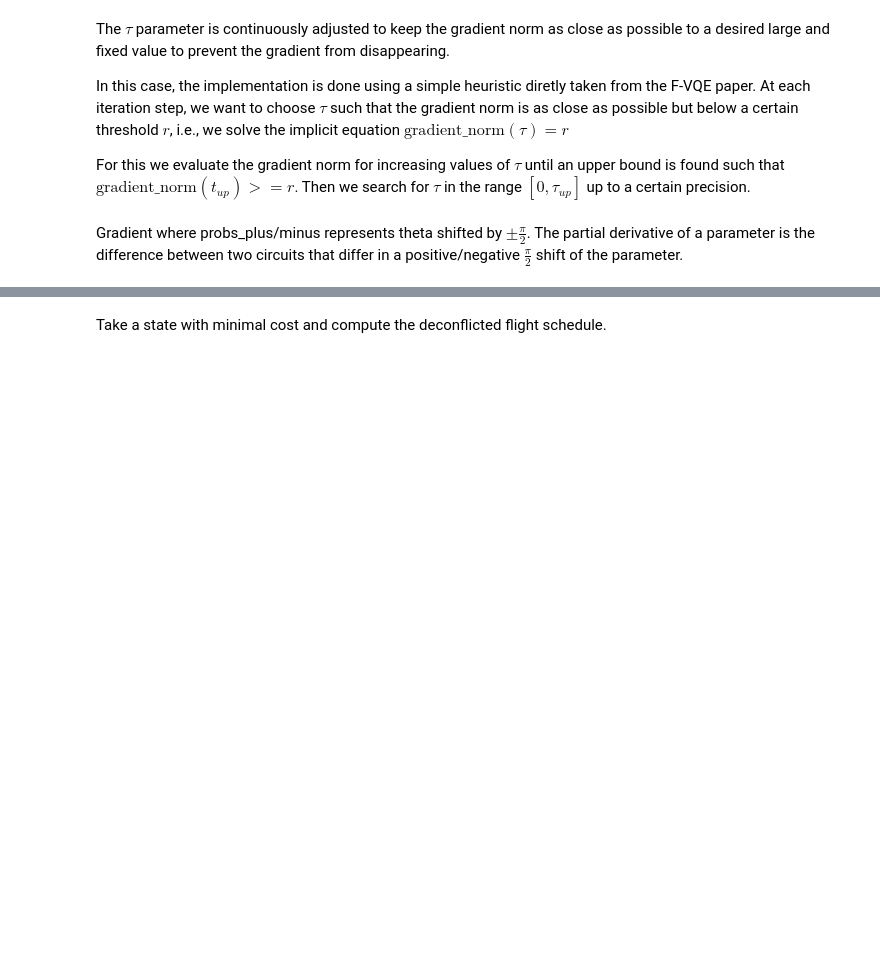
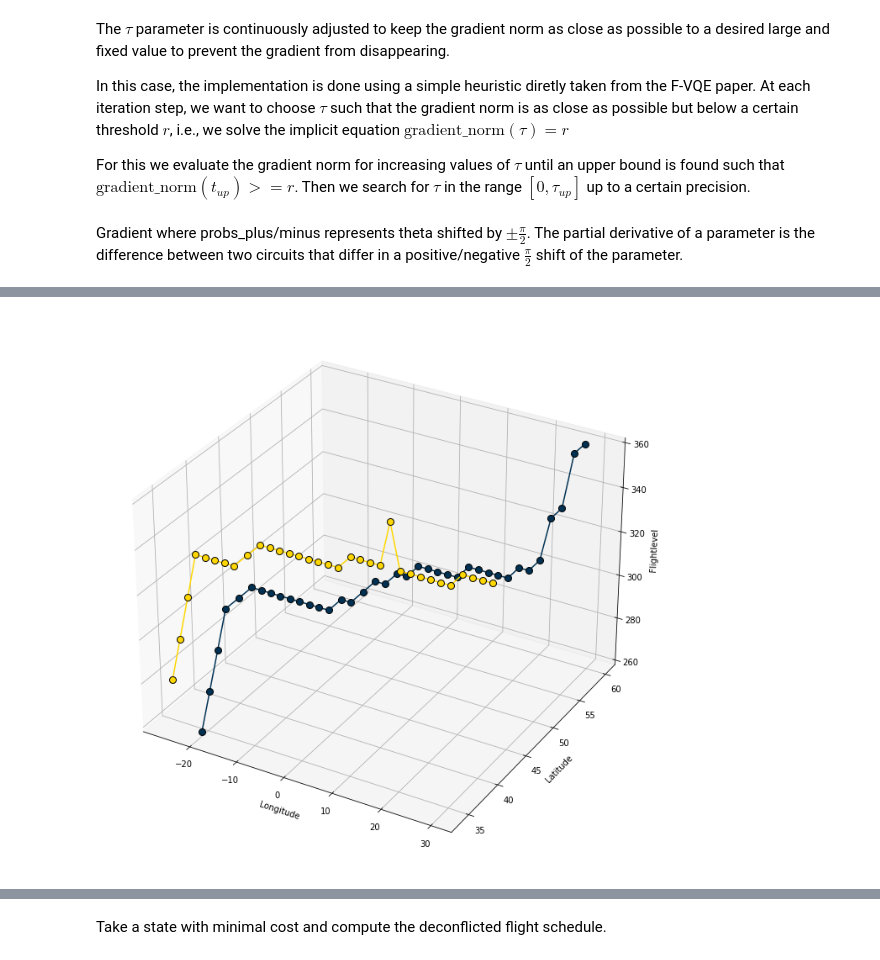
Before and after one commit to FelixFrohnertDB/Quantum-Challenge, a Jupyter notebook: notebooks/Quantum Climate Challenge - Resolving Conflicts.ipynb, the cells around one changed output, grey strips where cells are left out. Cells and saved outputs as stored; diff of their text form; code cells hidden in the pictures; blank space fills up the shorter version.

```diff
--- a/notebooks/Quantum Climate Challenge - Resolving Conflicts.ipynb
+++ b/notebooks/Quantum Climate Challenge - Resolving Conflicts.ipynb
@@ -96,9 +78,9 @@ The confl_arr contains information about the conflicted flight path and at which
 # %%
 flight_df["cost"] = [ut.C(traj) for traj in q_traj_arr]
 # %%
-unique_coord_dict = unique_coord(q_traj_arr)
-confl_list = get_confl_arr(unique_coord_dict)
-choice_inx = np.random.choice(np.arange(len(confl_list)),size=5)
+unique_coord_dict = ut.unique_coord(q_traj_arr)
+confl_list = ut.get_confl_arr(unique_coord_dict)
+choice_inx = np.random.choice(np.arange(len(confl_list)),size=16)
 confl_arr = confl_list[choice_inx]
 # %% [markdown]
 # Quantum Circuit
@@ -481,0 +496,24 @@ fvqe(params,  1, unique_coord_dict)
+# %%
+non_climate_traj = [q_traj_arr[11], q_traj_arr[20] ]
+non_climate_traj = [q_traj_arr[11], ut.binary_to_traj(1,[20,-11],q_traj_arr, unique_coord_dict )[20] ]
+# non_climate_traj = [ q_traj_arr[60]]
+fig = plt.figure(figsize=(12, 12))
+ax = fig.add_subplot(projection='3d')
+ax.set_xlabel("Longitude")
+ax.set_ylabel("Latitude")
+ax.set_zlabel("Flightlevel")
+
+
+plot_x = [ temp["x"]  for temp in  non_climate_traj[0] ]
+plot_y = [ temp["y"]  for temp in  non_climate_traj[0] ]
+plot_z = [ temp["z"]  for temp in  non_climate_traj[0] ]
+ax.plot(plot_x, plot_y, plot_z,color="#003153",mec='black', marker="o", ms=8)
+
+plot_x = [ temp["x"]  for temp in  non_climate_traj[1] ]
+plot_y = [ temp["y"]  for temp in  non_climate_traj[1] ]
+plot_z = [ temp["z"]  for temp in  non_climate_traj[1] ]
+ax.plot(plot_x, plot_y, plot_z,color="#FFD700",mec='black', marker="o", ms=8)
+
+plt.draw()
+# %% [output]
+[figure, added]
```
Also changed, not shown: parts of 38 cells of this notebook, 7 other files.
